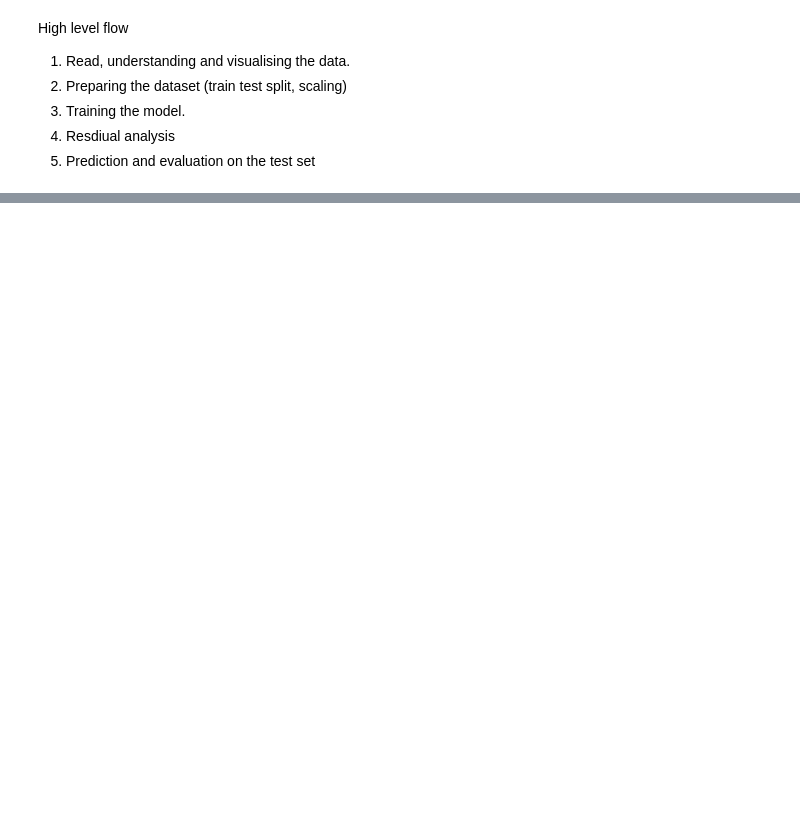
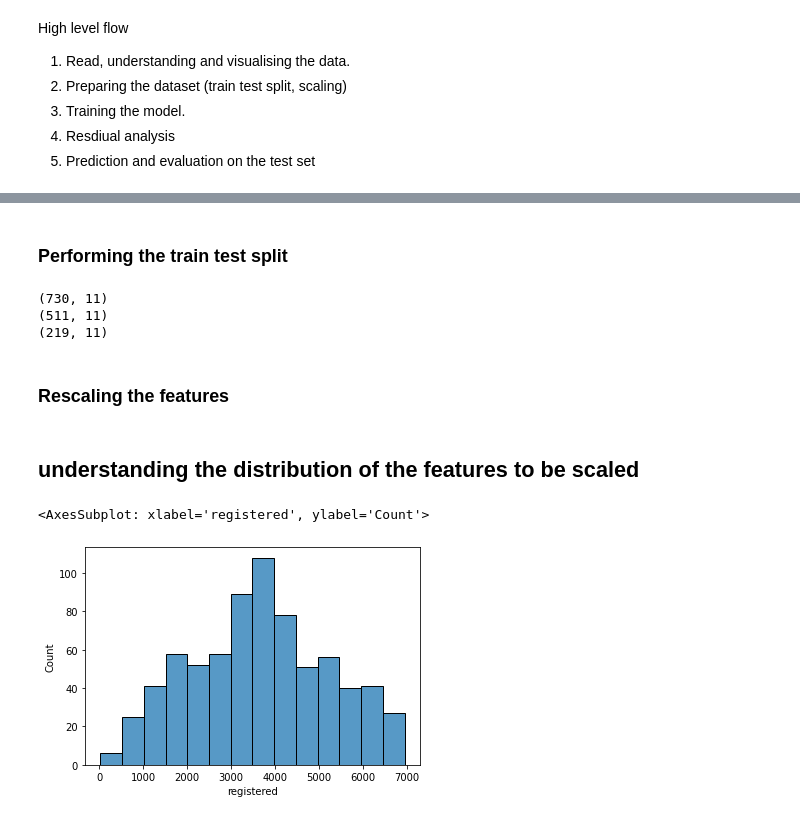
Before and after one commit to hargurjeet/Bike_Sharing_Case_Study, a Jupyter notebook: Bike_Sharing_Case_Study.ipynb, the cells around one changed output, grey strips where cells are left out. Drawn from its saved outputs; the diff is of its cells as text; code cells hidden in the pictures; blank space fills up the shorter version.

```diff
--- a/Bike_Sharing_Case_Study.ipynb
+++ b/Bike_Sharing_Case_Study.ipynb
@@ -82,0 +94,3 @@ Following are the observations
+# %%
+br = br.drop(['atemp', 'workingday', 'hum'], axis=1)
+br.columns
@@ -82,0 +112,3 @@ Following are the observations
+# %%
+## getting rid of date column
+br = br.drop('dteday', axis=1)
@@ -82,0 +165,2 @@ Following are the observations
+# %% [markdown]
+### Performing the train test split
@@ -82,0 +172,17 @@ Following are the observations
+# %%
+print(X.shape)
+print(X_train.shape)
+print(X_test.shape)
+# %% [output]
+(730, 11)
+(511, 11)
+(219, 11)
+# %% [markdown]
+### Rescaling the features
+# %% [markdown]
+## understanding the distribution of the features to be scaled
+# %%
+sns.histplot(br.registered)
+# %% [output]
+<AxesSubplot: xlabel='registered', ylabel='Count'>
+[figure, added]
```
Also changed, not shown: parts of 16 cells of this notebook.
